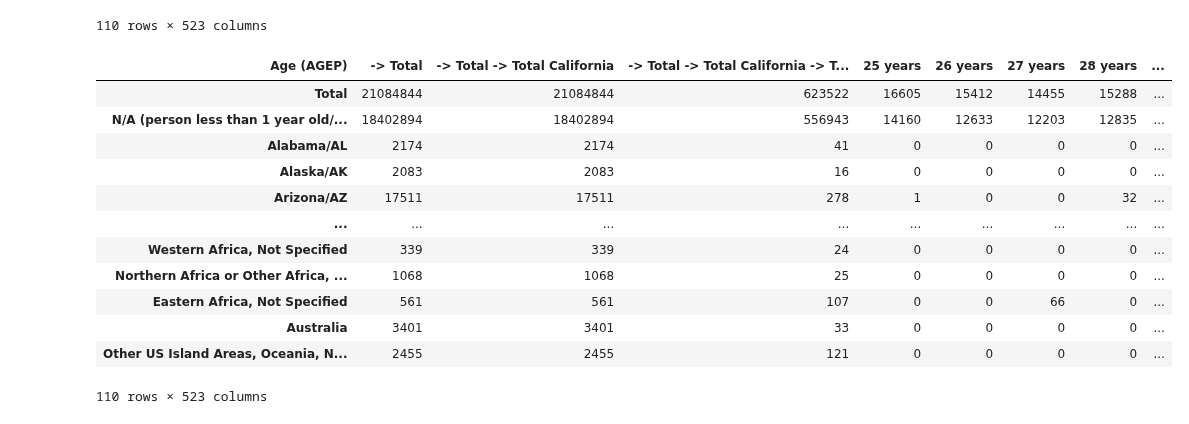
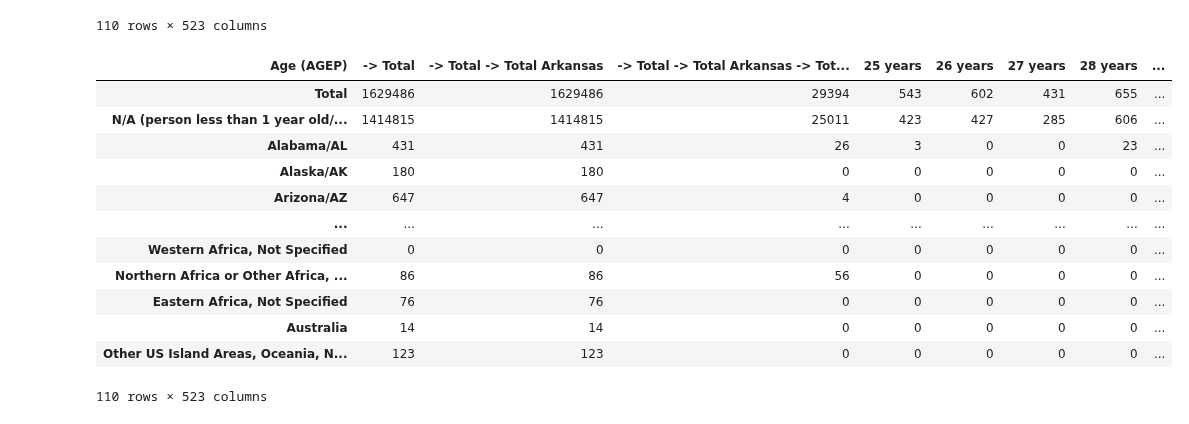
Before and after one commit to aliciasply/InterState-Migration, a Jupyter notebook: Code/state_dataset_transform.ipynb, the cells around one changed output. Cells and saved outputs as stored; diff of their text form; code cells hidden in the pictures.

```diff
--- a/Code/state_dataset_transform.ipynb
+++ b/Code/state_dataset_transform.ipynb
@@ -69,18 +69,18 @@ for state in states_list:
     dict_state[state] = df
 # %%
 # Can call any state dataframe when using state name as dictionary key
-dict_state["California"]
+dict_state["Arkansas"]
 # %% [output]
-| Age (AGEP) | -> Total | -> Total -> Total California | -> Total -> Total California -> T... | 25 years | 26 years | 27 years | 28 years | ... |
-| Total | 21084844 | 21084844 | 623522 | 16605 | 15412 | 14455 | 15288 | ... |
-| N/A (person less than 1 year old/... | 18402894 | 18402894 | 556943 | 14160 | 12633 | 12203 | 12835 | ... |
-| Alabama/AL | 2174 | 2174 | 41 | 0 | 0 | 0 | 0 | ... |
-| Alaska/AK | 2083 | 2083 | 16 | 0 | 0 | 0 | 0 | ... |
-| Arizona/AZ | 17511 | 17511 | 278 | 1 | 0 | 0 | 32 | ... |
+| Age (AGEP) | -> Total | -> Total -> Total Arkansas | -> Total -> Total Arkansas -> Tot... | 25 years | 26 years | 27 years | 28 years | ... |
+| Total | 1629486 | 1629486 | 29394 | 543 | 602 | 431 | 655 | ... |
+| N/A (person less than 1 year old/... | 1414815 | 1414815 | 25011 | 423 | 427 | 285 | 606 | ... |
+| Alabama/AL | 431 | 431 | 26 | 3 | 0 | 0 | 23 | ... |
+| Alaska/AK | 180 | 180 | 0 | 0 | 0 | 0 | 0 | ... |
+| Arizona/AZ | 647 | 647 | 4 | 0 | 0 | 0 | 0 | ... |
 | ... | ... | ... | ... | ... | ... | ... | ... | ... |
-| Western Africa, Not Specified | 339 | 339 | 24 | 0 | 0 | 0 | 0 | ... |
-| Northern Africa or Other Africa, ... | 1068 | 1068 | 25 | 0 | 0 | 0 | 0 | ... |
-| Eastern Africa, Not Specified | 561 | 561 | 107 | 0 | 0 | 66 | 0 | ... |
-| Australia | 3401 | 3401 | 33 | 0 | 0 | 0 | 0 | ... |
-| Other US Island Areas, Oceania, N... | 2455 | 2455 | 121 | 0 | 0 | 0 | 0 | ... |
+| Western Africa, Not Specified | 0 | 0 | 0 | 0 | 0 | 0 | 0 | ... |
+| Northern Africa or Other Africa, ... | 86 | 86 | 56 | 0 | 0 | 0 | 0 | ... |
+| Eastern Africa, Not Specified | 76 | 76 | 0 | 0 | 0 | 0 | 0 | ... |
+| Australia | 14 | 14 | 0 | 0 | 0 | 0 | 0 | ... |
+| Other US Island Areas, Oceania, N... | 123 | 123 | 0 | 0 | 0 | 0 | 0 | ... |
 110 rows × 523 columns
```
Also changed, not shown: parts of 2 cells of this notebook.
